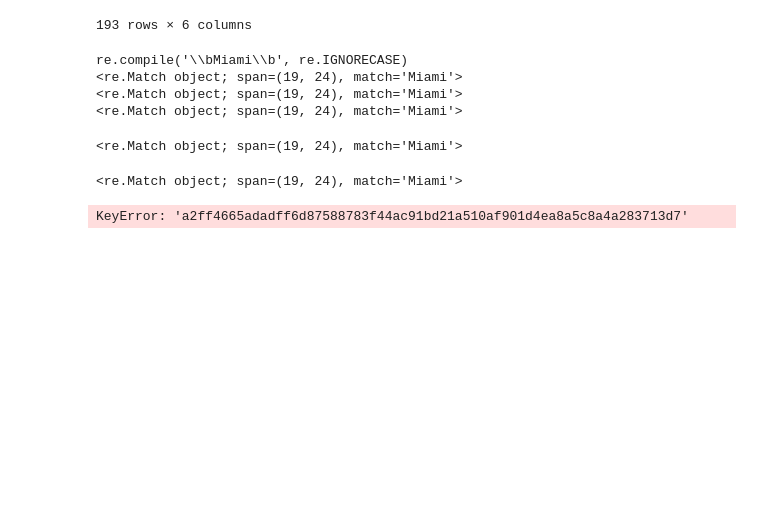
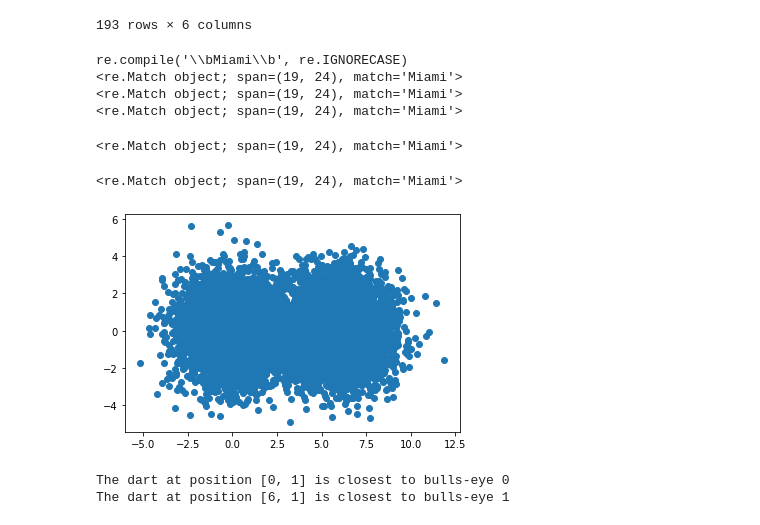
Before and after one commit to israelcv80/man_outrbreak, a Jupyter notebook: dICOVER oUTBREAKS.ipynb, the cells around one changed output. Saved outputs shown, nothing was run; the diff lists cells and outputs as text; code cells hidden in the pictures; blank space fills up the shorter version.

```diff
--- a/dICOVER oUTBREAKS.ipynb
+++ b/dICOVER oUTBREAKS.ipynb
@@ -241,8 +246,3 @@ re.search('\\bmiami\\b', 'Zika Outbreak Hits Miami', flags=re.IGNORECASE)
 re.search('\\bmiami\\b', 'Zika Outbreak Hits Miami', flags=re.IGNORECASE)
 # %% [output]
 <re.Match object; span=(19, 24), match='Miami'>
-# %%
-pds.loc["a2ff4665adadff6d87588783f44ac91bd21a510af901d4ea8a5c8a4a283713d7"]
-resultpds = pds.cities.get("Boulder", None)
-# %% [output]
-KeyError: 'a2ff4665adadff6d87588783f44ac91bd21a510af901d4ea8a5c8a4a283713d7'
@@ -256,0 +249,35 @@ len(pds[pds["headline"]=="Zika Outbreak Hits Miami"].index)
+# %%
+np.random.seed(0)
+mean = 0
+variance = 2
+x = np.random.normal(mean, variance ** 0.5)
+y = np.random.normal(mean, variance ** 0.5)
+np.random.seed(1)
+bulls_eye1 = [0, 0]
+bulls_eye2 = [6, 0]
+bulls_eyes = [bulls_eye1, bulls_eye2]
+x_coordinates, y_coordinates = [], []
+for bulls_eye in bulls_eyes:
+    for _ in range(5000):
+        x = np.random.normal(bulls_eye[0], variance ** 0.5)
+        y = np.random.normal(bulls_eye[1], variance ** 0.5)
+        x_coordinates.append(x)
+        y_coordinates.append(y)
+
+plt.scatter(x_coordinates, y_coordinates)
+plt.show()
+# %% [output]
+[figure, added]
+# %%
+from scipy.spatial.distance import euclidean
+def nearest_bulls_eye(dart):
+    distances = [euclidean(dart, bulls_e) for bulls_e in bulls_eyes]
+    return np.argmin(distances)
+
+darts = [[0,1], [6, 1]]
+for dart in darts:
+    index = nearest_bulls_eye(dart)
+    print(f"The dart at position {dart} is closest to bulls-eye {index}")
+# %% [output]
+The dart at position [0, 1] is closest to bulls-eye 0
+The dart at position [6, 1] is closest to bulls-eye 1
```
Also changed, not shown: parts of 19 cells of this notebook.
